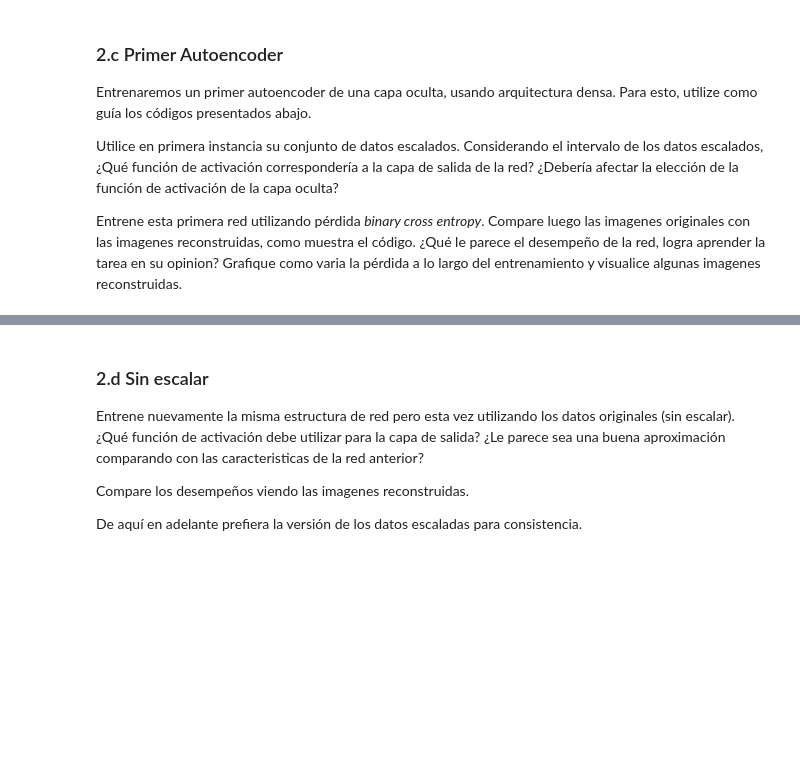
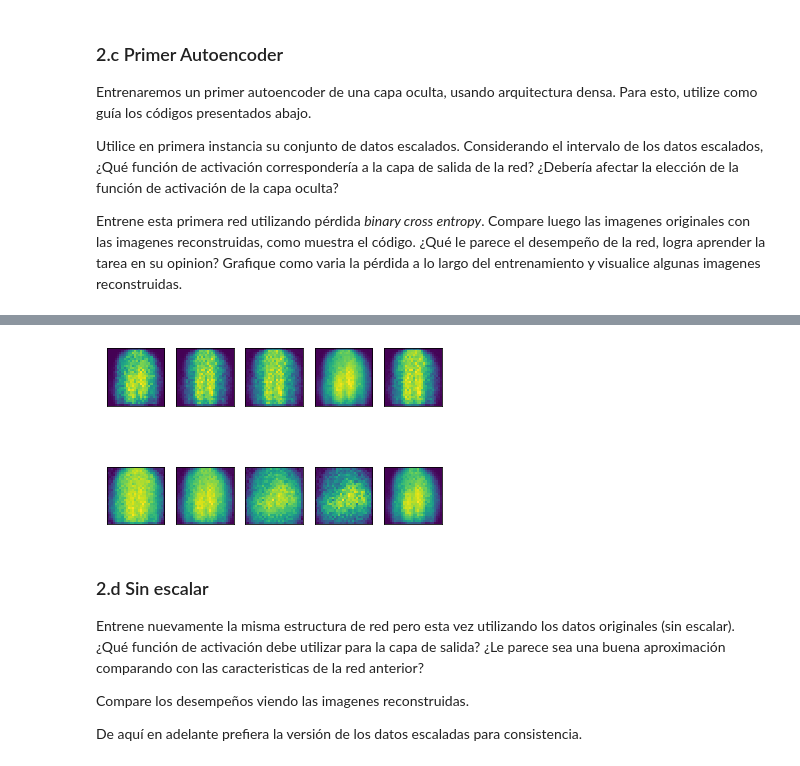
Before and after one commit to gekkoseba/Redes-neuronales, a Jupyter notebook: Tareas/Enunciado Tarea 2.ipynb, the cells around one changed output, grey strips where cells are left out. Drawn from its saved outputs; the diff is of its cells as text; code cells hidden in the pictures; blank space fills up the shorter version.

```diff
--- a/Tareas/Enunciado Tarea 2.ipynb
+++ b/Tareas/Enunciado Tarea 2.ipynb
@@ -839,5 +851,6 @@ plt.imshow(# . . .)
 
 Las primeras redes que entrenaremos utilizarán arquitecturas _fully connected_, por lo cual también es necesario transformar nuestras imagenes 2-dimensionales a vectores, como muestra el ejemplo de código.
 # %%
-# . . .
 x_train_vector = x_train.reshape(-1,28*28)
+x_val_vector = x_val.reshape(-1,28*28)
+x_train_vector.shape
@@ -844,3 +859,9 @@ x_train_vector = x_train.reshape(-1,28*28)
+# %%
+from sklearn.preprocessing import MinMaxScaler
+scaler = MinMaxScaler()
+scaler.fit(x_train_vector)
+x_train_vector_scaled=scaler.transform(x_train_vector)
+x_val_vector_scaled=scaler.transform(x_val_vector)
 # %% [markdown]
 ### 2.c Primer Autoencoder
 
@@ -851,17 +872,14 @@ Utilice en primera instancia su conjunto de datos escalados. Considerando el int
 Entrene esta primera red utilizando pérdida _binary cross entropy_. Compare luego las imagenes originales con las imagenes reconstruidas, como muestra el código. ¿Qué le parece el desempeño de la red, logra aprender la tarea en su opinion? Grafique como varia la pérdida a lo largo del entrenamiento y visualice algunas imagenes reconstruidas.
 # %%
 from keras.layers import Dense
+from keras.optimizers import SGD
 from keras.models import Sequential
 
 autoencoder = Sequential()
 
 autoencoder.add(Dense(32,activation='relu')) # encoder
 
-autoencoder.add(Dense(28*28,activation= # . . . )) #decoder
+autoencoder.add(Dense(28*28,activation= 'sigmoid')) #decoder
 
-autoencoder.compile(# . . .
-
-autoencoder.fit(x_tr,x_tr,epochs=50,validation_data=(x_val,x_val) # . . .
-
-
-plt.imshow(autoencoder.predict(x_val[i]).reshape(28,28),cmap='Greys')
+autoencoder.compile(optimizer=SGD(lr=0.002),loss='binary_crossentropy')
+autoencoder.fit(x_train_vector_scaled,x_train_vector_scaled,epochs=50,validation_data=(x_val_vector_scaled,x_val_vector_scaled))
@@ -868,3 +905,15 @@ plt.imshow(autoencoder.predict(x_val[i]).reshape(28,28),cmap='Greys')
+# %%
+ix = 1
+for u in range(5):
+  for v in range(2):
+    ax = plt.subplot(2,5,ix)
+    ax.set_xticks([])
+    ax.set_yticks([])
+    plt.imshow(autoencoder.predict(x_val_vector_scaled)[ix].reshape(28,28))
+    ix += 1
+plt.show()
+# %% [output]
+[figure, added]
 # %% [markdown]
 ### 2.d Sin escalar
 Entrene nuevamente la misma estructura de red pero esta vez utilizando los datos originales (sin escalar). ¿Qué función de activación debe utilizar para la capa de salida? ¿Le parece sea una buena aproximación comparando con las caracteristicas de la red anterior?
```
Also changed, not shown: parts of 15 cells of this notebook, 1 other file.
